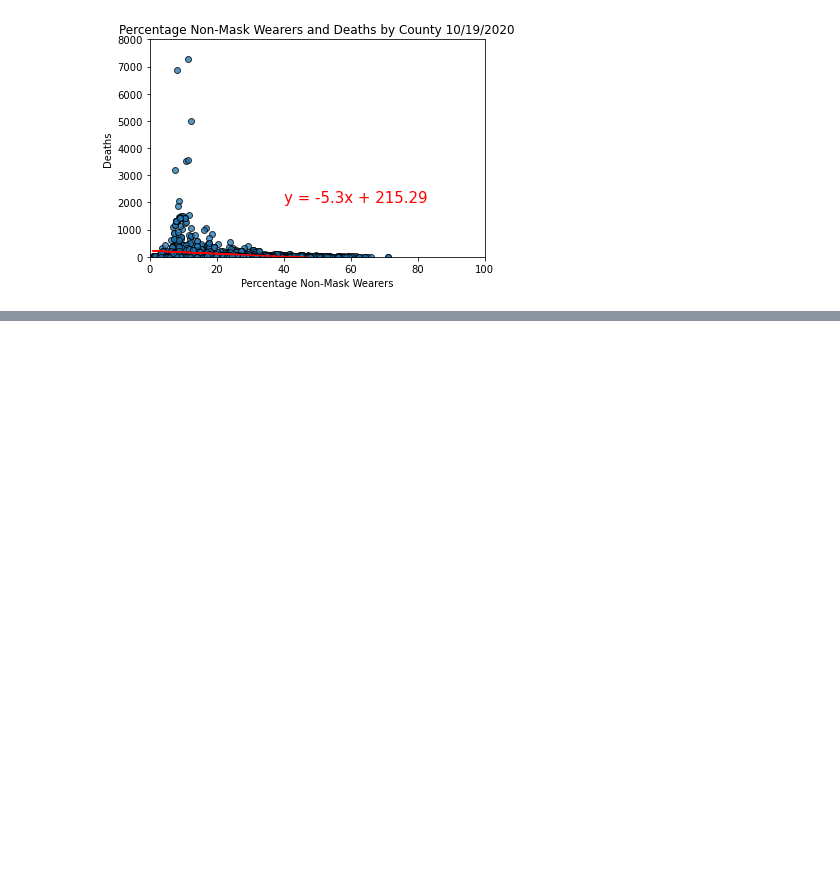
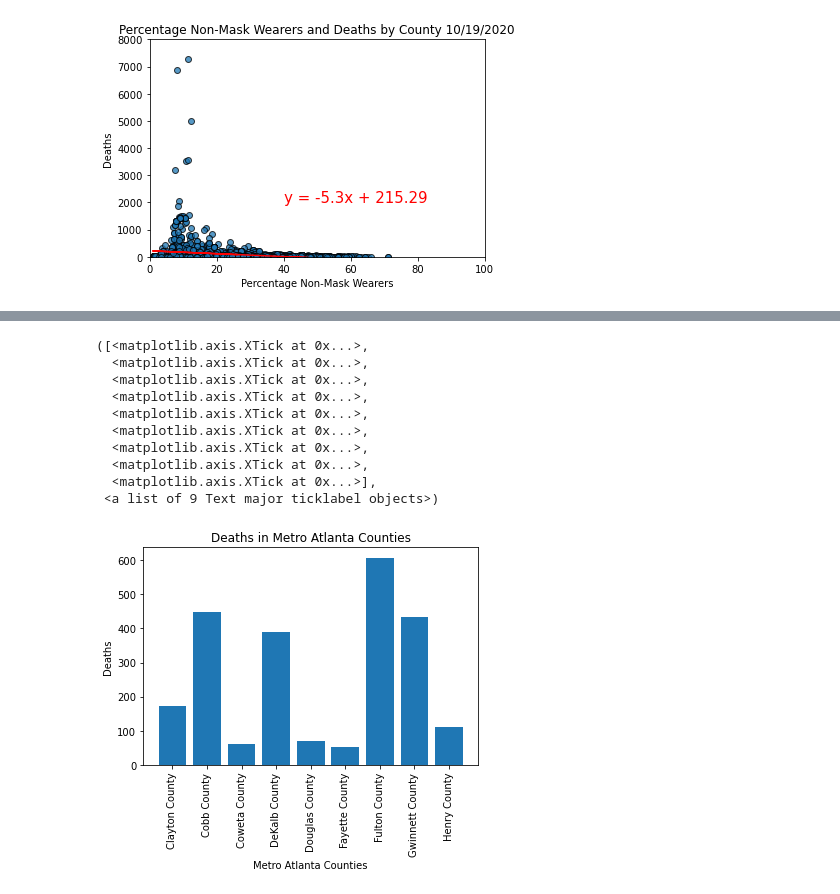
Before and after one commit to rashaad18/project_1, a Jupyter notebook: MaskMerge.ipynb, the cells around one changed output, grey strips where cells are left out. Drawn from its saved outputs; the diff is of its cells as text; code cells hidden in the pictures; blank space fills up the shorter version.

```diff
--- a/MaskMerge.ipynb
+++ b/MaskMerge.ipynb
@@ -230,0 +366,25 @@ atl_df
+# %%
+# Plot deaths by county
+x_val= atl_deaths["County Name"]
+y_val= atl_deaths["Deaths"]
+
+plt.bar(x_val, y_val)
+
+plt.xlabel("Metro Atlanta Counties")
+plt.ylabel("Deaths")
+plt.title("Deaths in Metro Atlanta Counties")
+
+tick_locations = [value for value in x_val]
+plt.xticks(tick_locations, rotation=90)
+# %% [output]
+([<matplotlib.axis.XTick at 0x...>,
+  <matplotlib.axis.XTick at 0x...>,
+  <matplotlib.axis.XTick at 0x...>,
+  <matplotlib.axis.XTick at 0x...>,
+  <matplotlib.axis.XTick at 0x...>,
+  <matplotlib.axis.XTick at 0x...>,
+  <matplotlib.axis.XTick at 0x...>,
+  <matplotlib.axis.XTick at 0x...>,
+  <matplotlib.axis.XTick at 0x...>],
+ <a list of 9 Text major ticklabel objects>)
+[figure, added]
```
Also changed, not shown: parts of 13 cells of this notebook.
